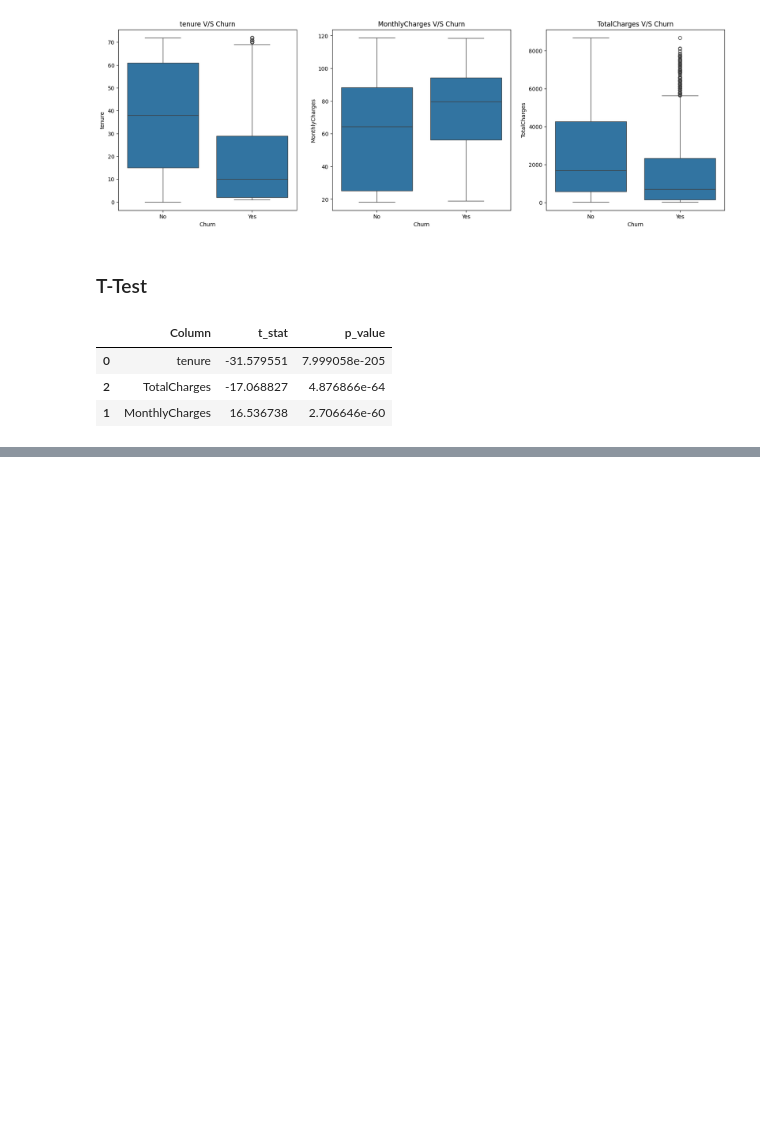
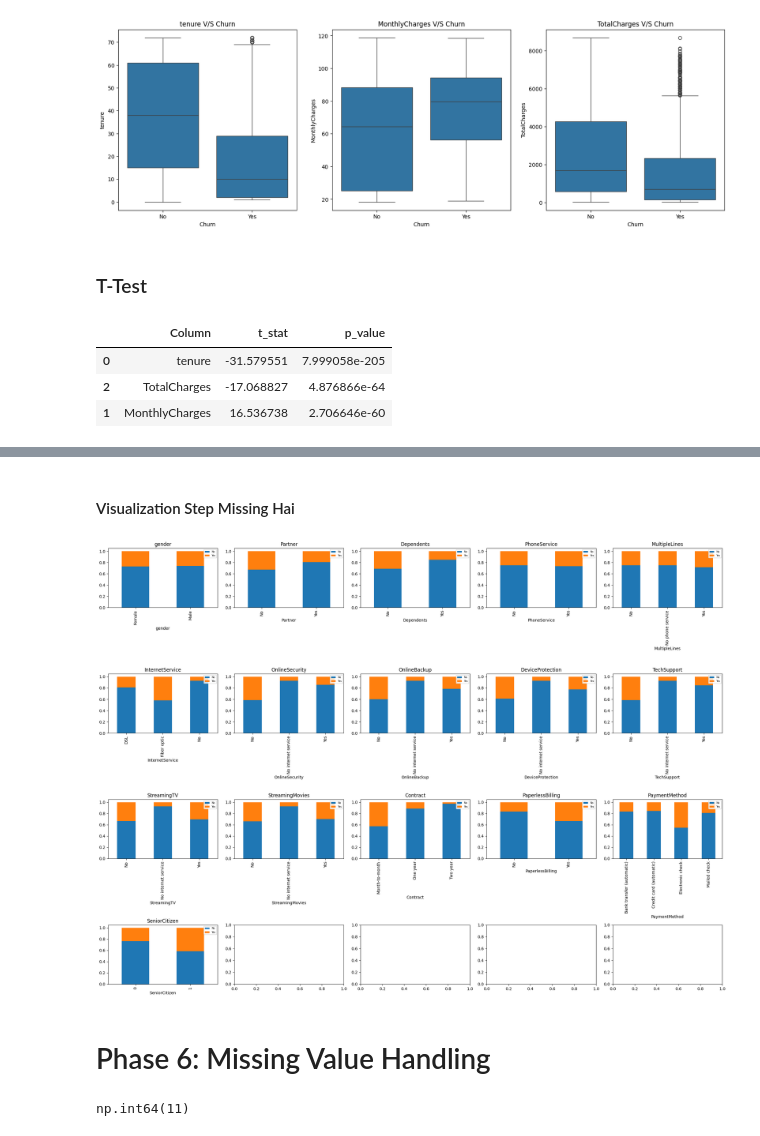
Before and after one commit to Itz-Me-Sumit/Data-Science, a Jupyter notebook: 7_Machine_Learning/3_Logistic_Regression/project/Teleco Customer Churn.ipynb, the cells around one changed output, grey strips where cells are left out. Cells and saved outputs as stored; diff of their text form; code cells hidden in the pictures; blank space fills up the shorter version.

Commit message:
Logistic Regression Project Teleco Customer Churn. Complete !

```diff
--- a/7_Machine_Learning/3_Logistic_Regression/project/Teleco Customer Churn.ipynb
+++ b/7_Machine_Learning/3_Logistic_Regression/project/Teleco Customer Churn.ipynb
@@ -191,0 +296,14 @@ pd.DataFrame(T_Test).sort_values("p_value")
+# %%
+
+from scipy.stats import chi2_contingency
+
+chi2_results = []
+for col in cat_cols:
+    if col == 'TotalCharges':  # skip, yeh actually numeric hai, cat_cols se already hata dena
+        continue
+    contingency = pd.crosstab(df[col], df['Churn'])
+    chi2_stat, p_value, dof, expected = chi2_contingency(contingency)
+    chi2_results.append({'feature': col, 'chi2_stat': chi2_stat, 'p_value': p_value})
+
+chi2_df = pd.DataFrame(chi2_results).sort_values('p_value')
+chi2_df
@@ -191,0 +328,23 @@ pd.DataFrame(T_Test).sort_values("p_value")
+# %% [markdown]
+#### Visualization Step Missing Hai
+# %%
+fig, axes = plt.subplots(4, 5, figsize=(22, 16))
+axes = axes.flatten()
+
+for i, col in enumerate(cat_cols):
+    if col == 'TotalCharges':
+        continue
+    pd.crosstab(df[col], df['Churn'], normalize='index').plot(kind='bar', stacked=True, ax=axes[i])
+    axes[i].set_title(col)
+    axes[i].legend(loc='upper right', fontsize=6)
+
+plt.tight_layout()
+plt.show()
+# %% [output]
+[figure, added]
+# %% [markdown]
+# Phase 6: Missing Value Handling
+# %%
+df['TotalCharges'].isnull().sum()
+# %% [output]
+np.int64(11)
```
Also changed, not shown: parts of 74 cells of this notebook.
